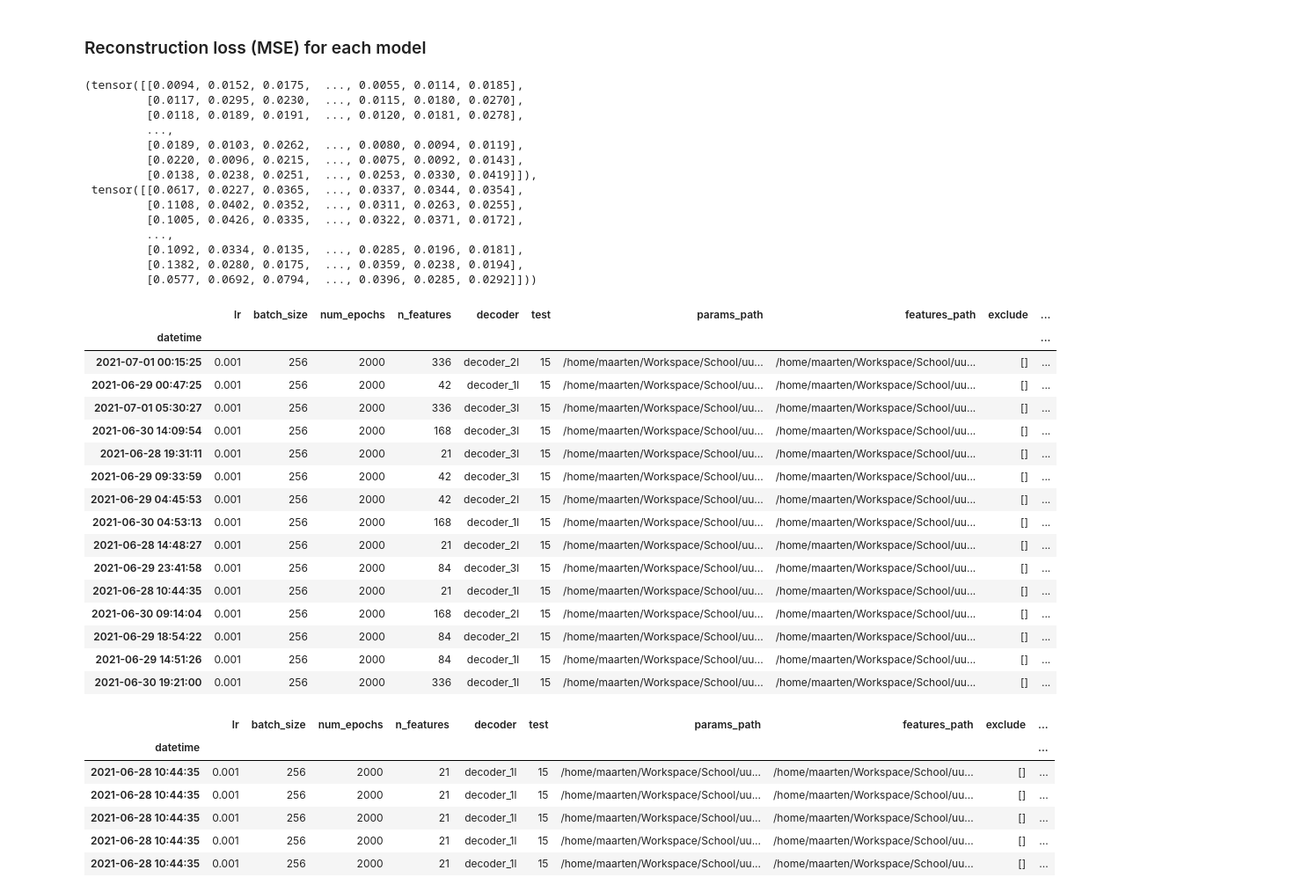
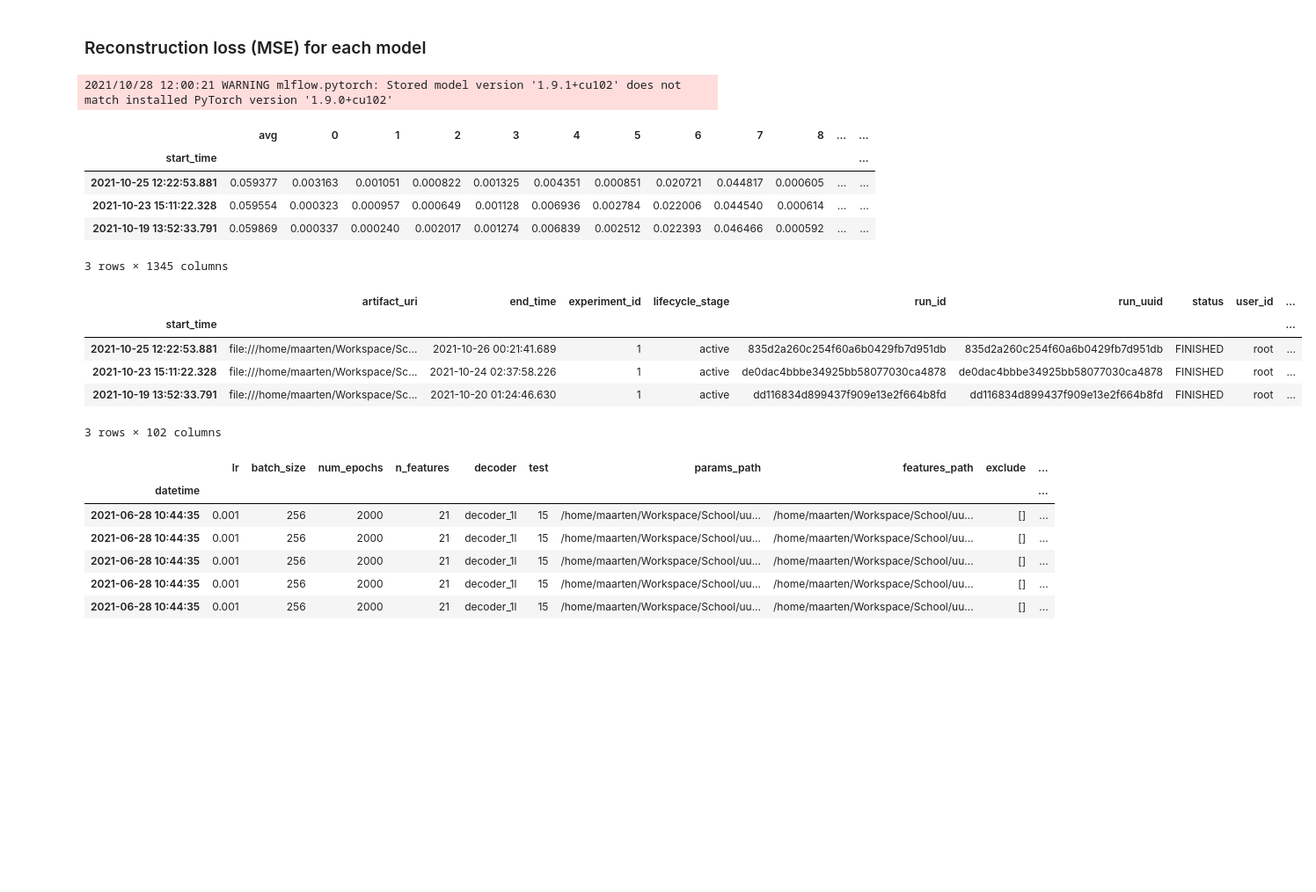
Before and after one commit to GewoonMaarten/spherical-dmri-conv, a Jupyter notebook: notebooks/model-analysis.ipynb, the cells around one changed output. Shown at 88% size. Saved outputs shown, nothing was run; the diff lists cells and outputs as text; code cells hidden in the pictures; blank space fills up the shorter version.

Commit message:
chore: update model analysis

```diff
--- a/notebooks/model-analysis.ipynb
+++ b/notebooks/model-analysis.ipynb
@@ -112,7 +112,7 @@ def predict(subject, model_path, exclude=[]):
     with torch.inference_mode():
         for batch in data_gen:
             batch = batch.to(device)
-            prediction, _ = model(batch)
+            _, prediction = model(batch)
             predictions.append(prediction)
 
     # return ground truth and prediction
@@ -126,10 +126,7 @@ mse_loss = torch.nn.MSELoss(reduction="mean").to(device)
 def calc_loss(row, subject):
     target, prediction = predict(
         subject,
-        row["params_path"],
-        row["n_features"],
-        decoder_dict[row["decoder"]],
-        row["exclude"],
+        f"{row['artifact_uri']}/model"
     )
 
     loss = mse_loss(prediction, target).to("cpu")
@@ -141,60 +138,40 @@ def calc_loss(row, subject):
     for i in range(1344):
         if i == target.size(1):
             break
-        if i in row["exclude"]:
-            offset += 1
+        # if i in row["exclude"]:
+        #     offset += 1
         loss = mse_loss(prediction[:, i - offset], target[:, i - offset]).to("cpu")
         losses[i + 1 + offset] = loss.item()
 
     return losses
 # %%
-# df_filtered = df[df.exclude.apply(str) == "[]"]
-# df_loss = df_filtered.apply(calc_loss, axis=1, args=[15], result_type="expand")
-# column_names = ["avg"]
-# for i in range(1344):
-#     column_names.append(str(i))
+df_filtered = df_runs.iloc[-4:-1]
+df_loss = df_filtered.apply(calc_loss, axis=1, args=[15], result_type="expand")
+column_names = ["avg"]
+for i in range(1344):
+    column_names.append(str(i))
 
-# df_loss.columns = column_names
-# df_loss.head()
-
-predict(15, f"{df_runs.iloc[0].artifact_uri}/model")
+df_loss.columns = column_names
+df_loss.head()
 # %% [output]
-(tensor([[0.0094, 0.0152, 0.0175,  ..., 0.0055, 0.0114, 0.0185],
-         [0.0117, 0.0295, 0.0230,  ..., 0.0115, 0.0180, 0.0270],
-         [0.0118, 0.0189, 0.0191,  ..., 0.0120, 0.0181, 0.0278],
-         ...,
-         [0.0189, 0.0103, 0.0262,  ..., 0.0080, 0.0094, 0.0119],
-         [0.0220, 0.0096, 0.0215,  ..., 0.0075, 0.0092, 0.0143],
-         [0.0138, 0.0238, 0.0251,  ..., 0.0253, 0.0330, 0.0419]]),
- tensor([[0.0617, 0.0227, 0.0365,  ..., 0.0337, 0.0344, 0.0354],
-         [0.1108, 0.0402, 0.0352,  ..., 0.0311, 0.0263, 0.0255],
-         [0.1005, 0.0426, 0.0335,  ..., 0.0322, 0.0371, 0.0172],
-         ...,
-         [0.1092, 0.0334, 0.0135,  ..., 0.0285, 0.0196, 0.0181],
-         [0.1382, 0.0280, 0.0175,  ..., 0.0359, 0.0238, 0.0194],
-         [0.0577, 0.0692, 0.0794,  ..., 0.0396, 0.0285, 0.0292]]))
+2021/10/28 12:00:21 WARNING mlflow.pytorch: Stored model version '1.9.1+cu102' does not match installed PyTorch version '1.9.0+cu102'
+|  | avg | 0 | 1 | 2 | 3 | 4 | 5 | 6 | 7 | 8 | ... | ... |
+| start_time |  |  |  |  |  |  |  |  |  |  |  | ... |
+| 2021-10-25 12:22:53.881 | 0.059377 | 0.003163 | 0.001051 | 0.000822 | 0.001325 | 0.004351 | 0.000851 | 0.020721 | 0.044817 | 0.000605 | ... | ... |
+| 2021-10-23 15:11:22.328 | 0.059554 | 0.000323 | 0.000957 | 0.000649 | 0.001128 | 0.006936 | 0.002784 | 0.022006 | 0.044540 | 0.000614 | ... | ... |
+| 2021-10-19 13:52:33.791 | 0.059869 | 0.000337 | 0.000240 | 0.002017 | 0.001274 | 0.006839 | 0.002512 | 0.022393 | 0.046466 | 0.000592 | ... | ... |
+3 rows × 1345 columns
 # %%
-df = pd.merge(df, df_loss["avg"], on="datetime")
+df = pd.merge(df_runs, df_loss["avg"], on="start_time")
 df = df.rename(columns={"avg": "loss"})
 df
 # %% [output]
-|  | lr | batch_size | num_epochs | n_features | decoder | test | params_path | features_path | exclude | ... |
-| datetime |  |  |  |  |  |  |  |  |  | ... |
-| 2021-07-01 00:15:25 | 0.001 | 256 | 2000 | 336 | decoder_2l | 15 | /home/maarten/Workspace/School/uu... | /home/maarten/Workspace/School/uu... | [] | ... |
-| 2021-06-29 00:47:25 | 0.001 | 256 | 2000 | 42 | decoder_1l | 15 | /home/maarten/Workspace/School/uu... | /home/maarten/Workspace/School/uu... | [] | ... |
-| 2021-07-01 05:30:27 | 0.001 | 256 | 2000 | 336 | decoder_3l | 15 | /home/maarten/Workspace/School/uu... | /home/maarten/Workspace/School/uu... | [] | ... |
-| 2021-06-30 14:09:54 | 0.001 | 256 | 2000 | 168 | decoder_3l | 15 | /home/maarten/Workspace/School/uu... | /home/maarten/Workspace/School/uu... | [] | ... |
-| 2021-06-28 19:31:11 | 0.001 | 256 | 2000 | 21 | decoder_3l | 15 | /home/maarten/Workspace/School/uu... | /home/maarten/Workspace/School/uu... | [] | ... |
-| 2021-06-29 09:33:59 | 0.001 | 256 | 2000 | 42 | decoder_3l | 15 | /home/maarten/Workspace/School/uu... | /home/maarten/Workspace/School/uu... | [] | ... |
-| 2021-06-29 04:45:53 | 0.001 | 256 | 2000 | 42 | decoder_2l | 15 | /home/maarten/Workspace/School/uu... | /home/maarten/Workspace/School/uu... | [] | ... |
-| 2021-06-30 04:53:13 | 0.001 | 256 | 2000 | 168 | decoder_1l | 15 | /home/maarten/Workspace/School/uu... | /home/maarten/Workspace/School/uu... | [] | ... |
-| 2021-06-28 14:48:27 | 0.001 | 256 | 2000 | 21 | decoder_2l | 15 | /home/maarten/Workspace/School/uu... | /home/maarten/Workspace/School/uu... | [] | ... |
-| 2021-06-29 23:41:58 | 0.001 | 256 | 2000 | 84 | decoder_3l | 15 | /home/maarten/Workspace/School/uu... | /home/maarten/Workspace/School/uu... | [] | ... |
-| 2021-06-28 10:44:35 | 0.001 | 256 | 2000 | 21 | decoder_1l | 15 | /home/maarten/Workspace/School/uu... | /home/maarten/Workspace/School/uu... | [] | ... |
-| 2021-06-30 09:14:04 | 0.001 | 256 | 2000 | 168 | decoder_2l | 15 | /home/maarten/Workspace/School/uu... | /home/maarten/Workspace/School/uu... | [] | ... |
-| 2021-06-29 18:54:22 | 0.001 | 256 | 2000 | 84 | decoder_2l | 15 | /home/maarten/Workspace/School/uu... | /home/maarten/Workspace/School/uu... | [] | ... |
-| 2021-06-29 14:51:26 | 0.001 | 256 | 2000 | 84 | decoder_1l | 15 | /home/maarten/Workspace/School/uu... | /home/maarten/Workspace/School/uu... | [] | ... |
-| 2021-06-30 19:21:00 | 0.001 | 256 | 2000 | 336 | decoder_1l | 15 | /home/maarten/Workspace/School/uu... | /home/maarten/Workspace/School/uu... | [] | ... |
+|  | artifact_uri | end_time | experiment_id | lifecycle_stage | run_id | run_uuid | status | user_id | ... |
+| start_time |  |  |  |  |  |  |  |  | ... |
+| 2021-10-25 12:22:53.881 | file:///home/maarten/Workspace/Sc... | 2021-10-26 00:21:41.689 | 1 | active | 835d2a260c254f60a6b0429fb7d951db | 835d2a260c254f60a6b0429fb7d951db | FINISHED | root | ... |
+| 2021-10-23 15:11:22.328 | file:///home/maarten/Workspace/Sc... | 2021-10-24 02:37:58.226 | 1 | active | de0dac4bbbe34925bb58077030ca4878 | de0dac4bbbe34925bb58077030ca4878 | FINISHED | root | ... |
+| 2021-10-19 13:52:33.791 | file:///home/maarten/Workspace/Sc... | 2021-10-20 01:24:46.630 | 1 | active | dd116834d899437f909e13e2f664b8fd | dd116834d899437f909e13e2f664b8fd | FINISHED | root | ... |
+3 rows × 102 columns
 # %%
 df = df.sort_values(by=["n_features", "decoder"])
 # %%
```
Also changed, not shown: parts of 5 cells of this notebook.
